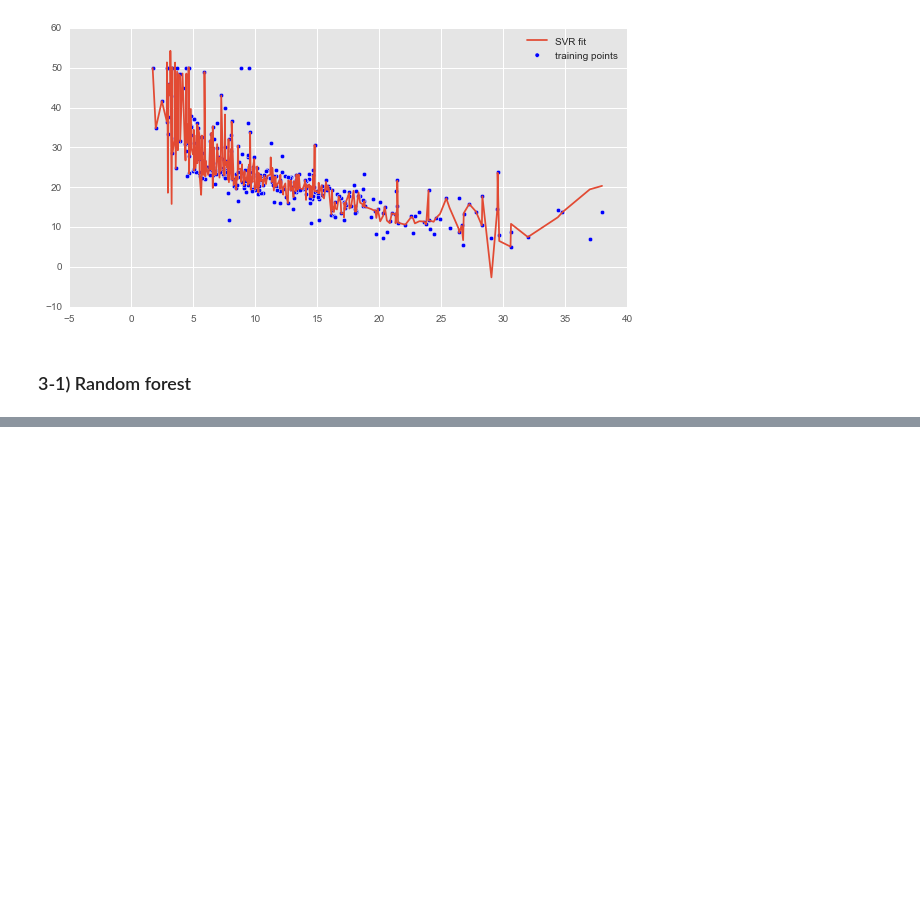
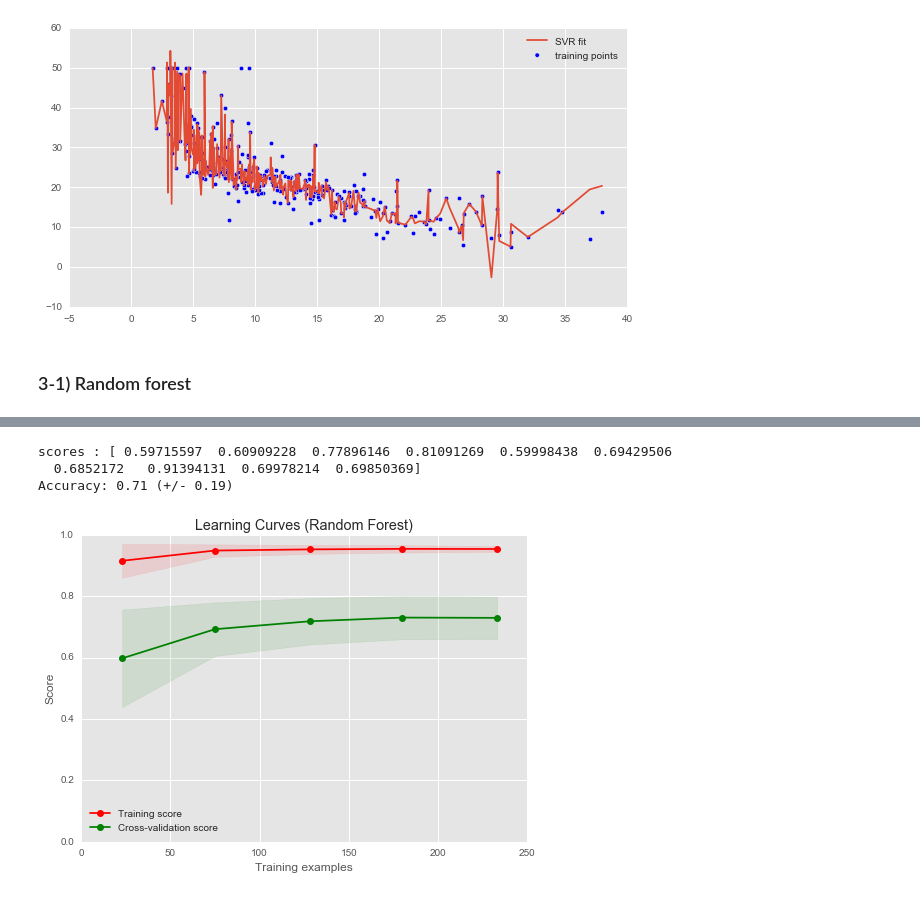
Before and after one commit to yennanliu/Kaggle.com_mini_project, a Jupyter notebook: boston_house/Boston_Housing_V1.ipynb, the cells around one changed output, grey strips where cells are left out. Drawn from its saved outputs; the diff is of its cells as text; code cells hidden in the pictures; blank space fills up the shorter version.

```diff
--- a/boston_house/Boston_Housing_V1.ipynb
+++ b/boston_house/Boston_Housing_V1.ipynb
@@ -265,3 +361,31 @@ RandomForest_model.score(X_test,y_test)
+# %%
+# cross validation
+
+from sklearn.model_selection import cross_val_score
+
+scores = cross_val_score(RandomForest_model, X_test,y_test, cv=10)
+print ('scores :' , scores)
+
+# mean score and its 95% confidence interval
+print("Accuracy: %0.2f (+/- %0.2f)" % (scores.mean(), scores.std() * 2))
+# %% [output]
+scores : [ 0.59715597  0.60909228  0.77896146  0.81091269  0.59998438  0.69429506
+  0.6852172   0.91394131  0.69978214  0.69850369]
+Accuracy: 0.71 (+/- 0.19)
+# %%
+# Learning Curves
+
+
+cv = ShuffleSplit(n_splits=100, test_size=0.3, random_state=0)
+
+estimator = RandomForest_model
+title = "Learning Curves (Random Forest)"
+plot_learning_curve(estimator, title, X, y, ylim=(0.0, 1.0), cv=cv, n_jobs=4)
+
+plt.grid()
+plt.show()
+# %% [output]
+[figure, added]
 # %%
 ### make data ploints ordering
 sort_idx = X['lstat'].values.flatten().argsort()
```
Also changed, not shown: parts of 11 cells of this notebook.
